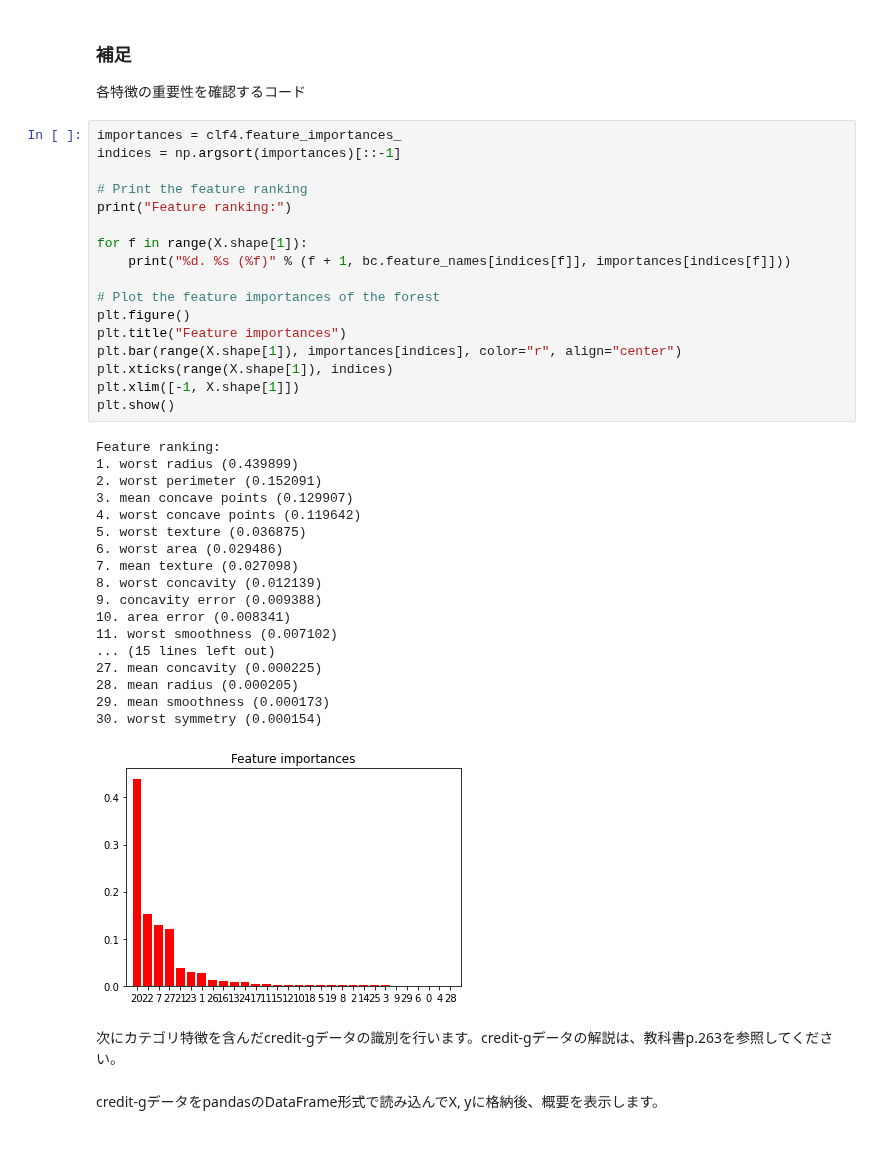
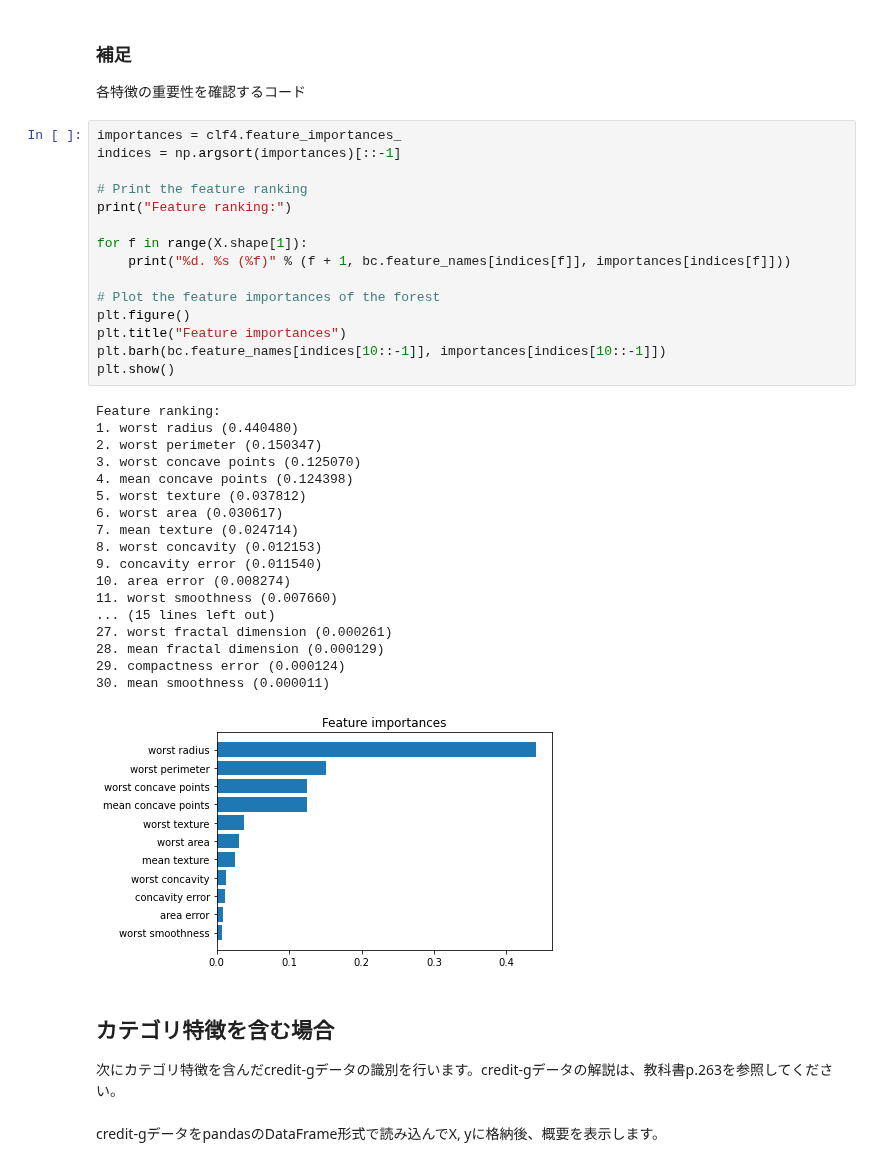
Before and after one commit to MasahiroAraki/MLCourse, a Jupyter notebook: Python/10_ensemble.ipynb, the cells around one changed output. Saved outputs shown, nothing was run; the diff lists cells and outputs as text.

```diff
--- a/Python/10_ensemble.ipynb
+++ b/Python/10_ensemble.ipynb
@@ -116,40 +116,40 @@ print("{0:4.2f} +/- {1:4.2f} %".format(scores.mean() * 100, scores.std() *200))
 # %%
 importances = clf4.feature_importances_
 indices = np.argsort(importances)[::-1]
 
 # Print the feature ranking
 print("Feature ranking:")
 
 for f in range(X.shape[1]):
     print("%d. %s (%f)" % (f + 1, bc.feature_names[indices[f]], importances[indices[f]]))
 
 # Plot the feature importances of the forest
 plt.figure()
 plt.title("Feature importances")
-plt.bar(range(X.shape[1]), importances[indices], color="r", align="center")
-plt.xticks(range(X.shape[1]), indices)
-plt.xlim([-1, X.shape[1]])
+plt.barh(bc.feature_names[indices[10::-1]], importances[indices[10::-1]])
 plt.show()
 # %% [output]
 Feature ranking:
-1. worst radius (0.439899)
-2. worst perimeter (0.152091)
-3. mean concave points (0.129907)
-4. worst concave points (0.119642)
-5. worst texture (0.036875)
-6. worst area (0.029486)
-7. mean texture (0.027098)
-8. worst concavity (0.012139)
-9. concavity error (0.009388)
-10. area error (0.008341)
-11. worst smoothness (0.007102)
+1. worst radius (0.440480)
+2. worst perimeter (0.150347)
+3. worst concave points (0.125070)
+4. mean concave points (0.124398)
+5. worst texture (0.037812)
+6. worst area (0.030617)
+7. mean texture (0.024714)
+8. worst concavity (0.012153)
+9. concavity error (0.011540)
+10. area error (0.008274)
+11. worst smoothness (0.007660)
 ... (15 lines left out)
-27. mean concavity (0.000225)
-28. mean radius (0.000205)
-29. mean smoothness (0.000173)
-30. worst symmetry (0.000154)
+27. worst fractal dimension (0.000261)
+28. mean fractal dimension (0.000129)
+29. compactness error (0.000124)
+30. mean smoothness (0.000011)
-[figure, old version]
+[figure, new version]
 # %% [markdown]
+## カテゴリ特徴を含む場合
+
 次にカテゴリ特徴を含んだcredit-gデータの識別を行います。credit-gデータの解説は、教科書p.263を参照してください。
 # %% [markdown]
 credit-gデータをpandasのDataFrame形式で読み込んでX, yに格納後、概要を表示します。
```
Also changed, not shown: parts of 9 cells of this notebook.
